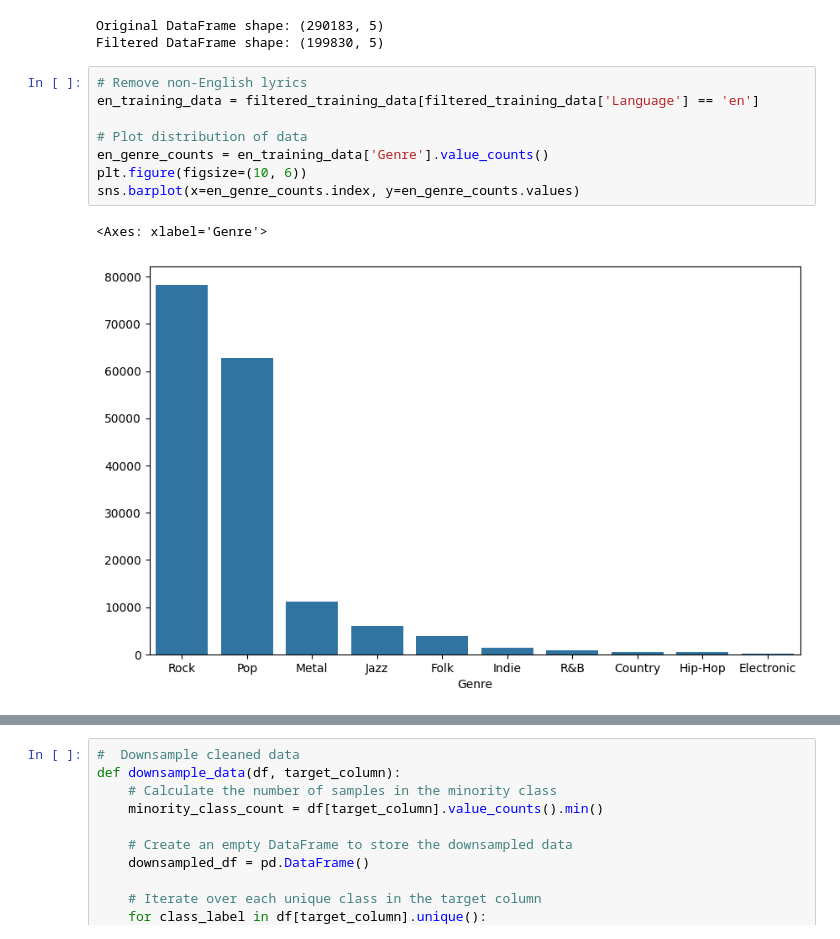
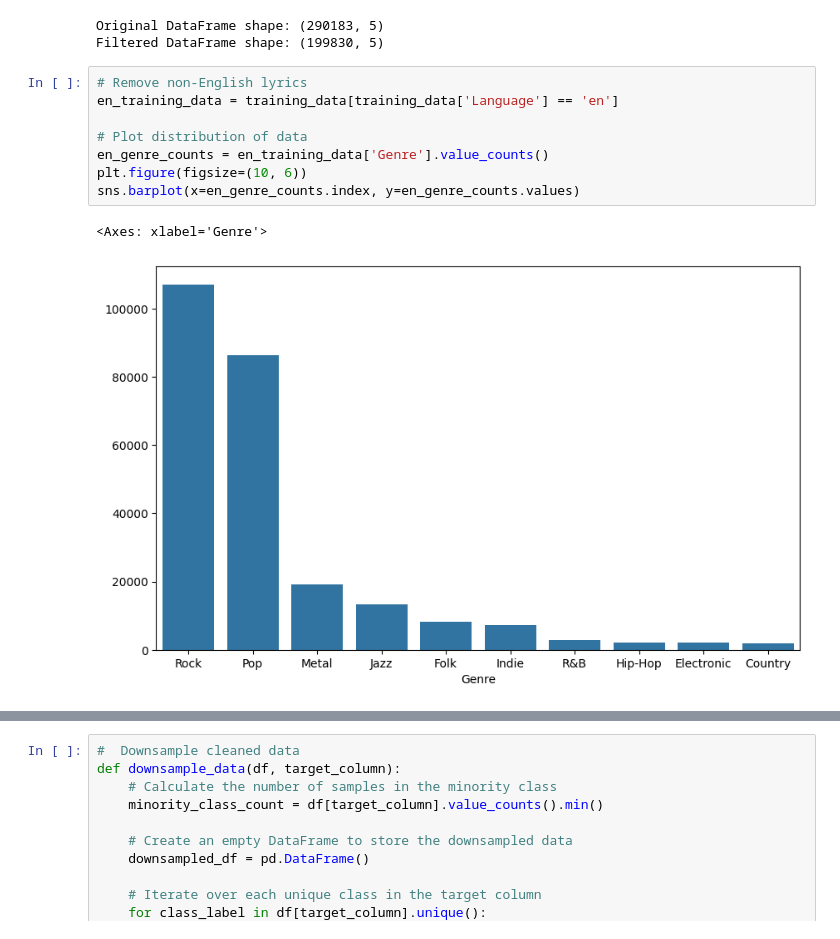
Before and after one commit to neilpelow/Deep-Learning-Models, a Jupyter notebook: notebooks/RNN_Variants.ipynb, the cells around one changed output, grey strips where cells are left out. Saved outputs shown, nothing was run; the diff lists cells and outputs as text.

```diff
--- a/notebooks/RNN_Variants.ipynb
+++ b/notebooks/RNN_Variants.ipynb
@@ -181,15 +181,15 @@ Original DataFrame shape: (290183, 5)
 Filtered DataFrame shape: (199830, 5)
 # %%
 # Remove non-English lyrics
-en_training_data = filtered_training_data[filtered_training_data['Language'] == 'en']
+en_training_data = training_data[training_data['Language'] == 'en']
 
 # Plot distribution of data
 en_genre_counts = en_training_data['Genre'].value_counts()
 plt.figure(figsize=(10, 6))
 sns.barplot(x=en_genre_counts.index, y=en_genre_counts.values)
 # %% [output]
 <Axes: xlabel='Genre'>
-[figure, old version]
+[figure, new version]
 # %%
 stop_words = set(stopwords.words('english'))
 
```
Also changed, not shown: parts of 21 cells of this notebook.
